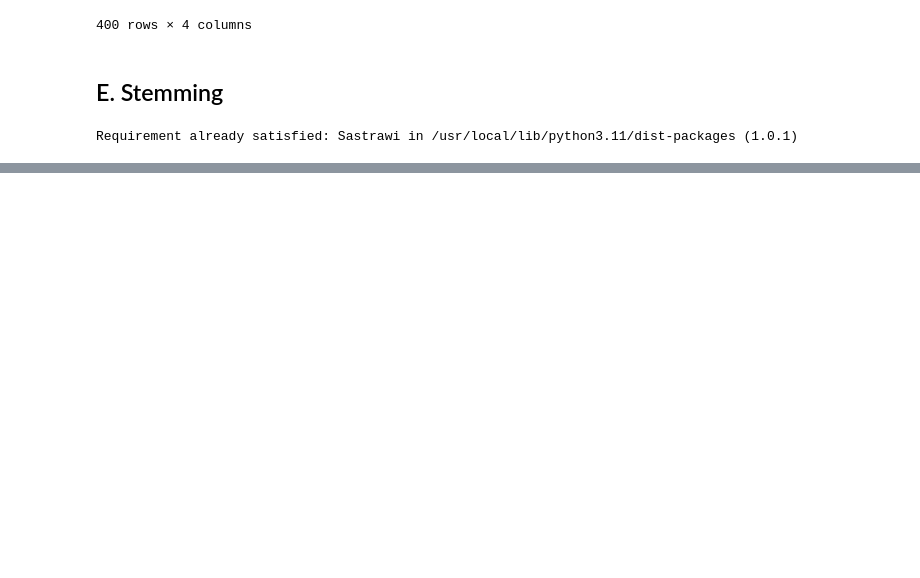
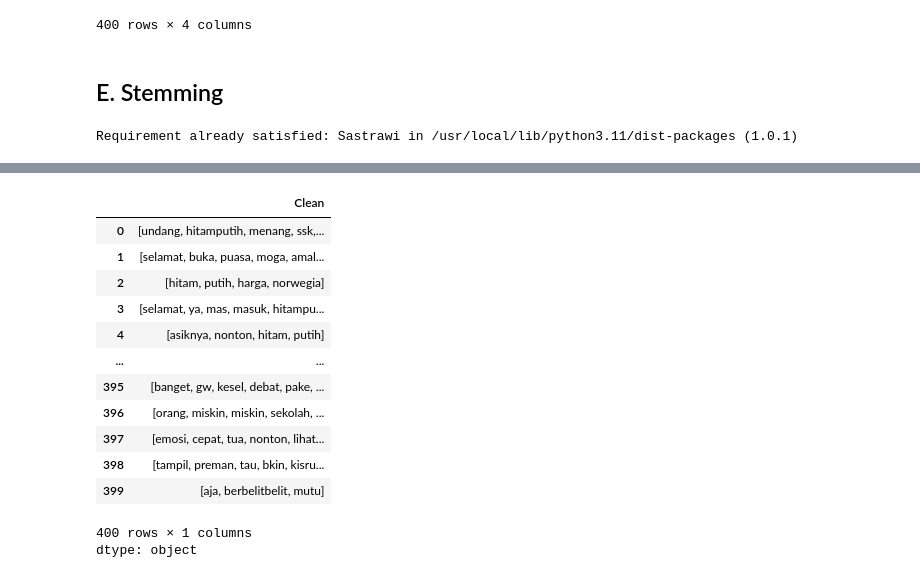
Before and after one commit to firarru/Text-Mining, a Jupyter notebook: Tugas_3_Kelompok_4_Text_Mining.ipynb, the cells around one changed output, grey strips where cells are left out. Saved outputs shown, nothing was run; the diff lists cells and outputs as text; code cells hidden in the pictures; blank space fills up the shorter version.

```diff
--- a/Tugas_3_Kelompok_4_Text_Mining.ipynb
+++ b/Tugas_3_Kelompok_4_Text_Mining.ipynb
@@ -240,0 +253,17 @@ df
+# %%
+df['Clean']
+# %% [output]
+|  | Clean |
+| 0 | [undang, hitamputih, menang, ssk,... |
+| 1 | [selamat, buka, puasa, moga, amal... |
+| 2 | [hitam, putih, harga, norwegia] |
+| 3 | [selamat, ya, mas, masuk, hitampu... |
+| 4 | [asiknya, nonton, hitam, putih] |
+| ... | ... |
+| 395 | [banget, gw, kesel, debat, pake, ... |
+| 396 | [orang, miskin, miskin, sekolah, ... |
+| 397 | [emosi, cepat, tua, nonton, lihat... |
+| 398 | [tampil, preman, tau, bkin, kisru... |
+| 399 | [aja, berbelitbelit, mutu] |
+400 rows × 1 columns
+dtype: object
```
Also changed, not shown: parts of 12 cells of this notebook.
